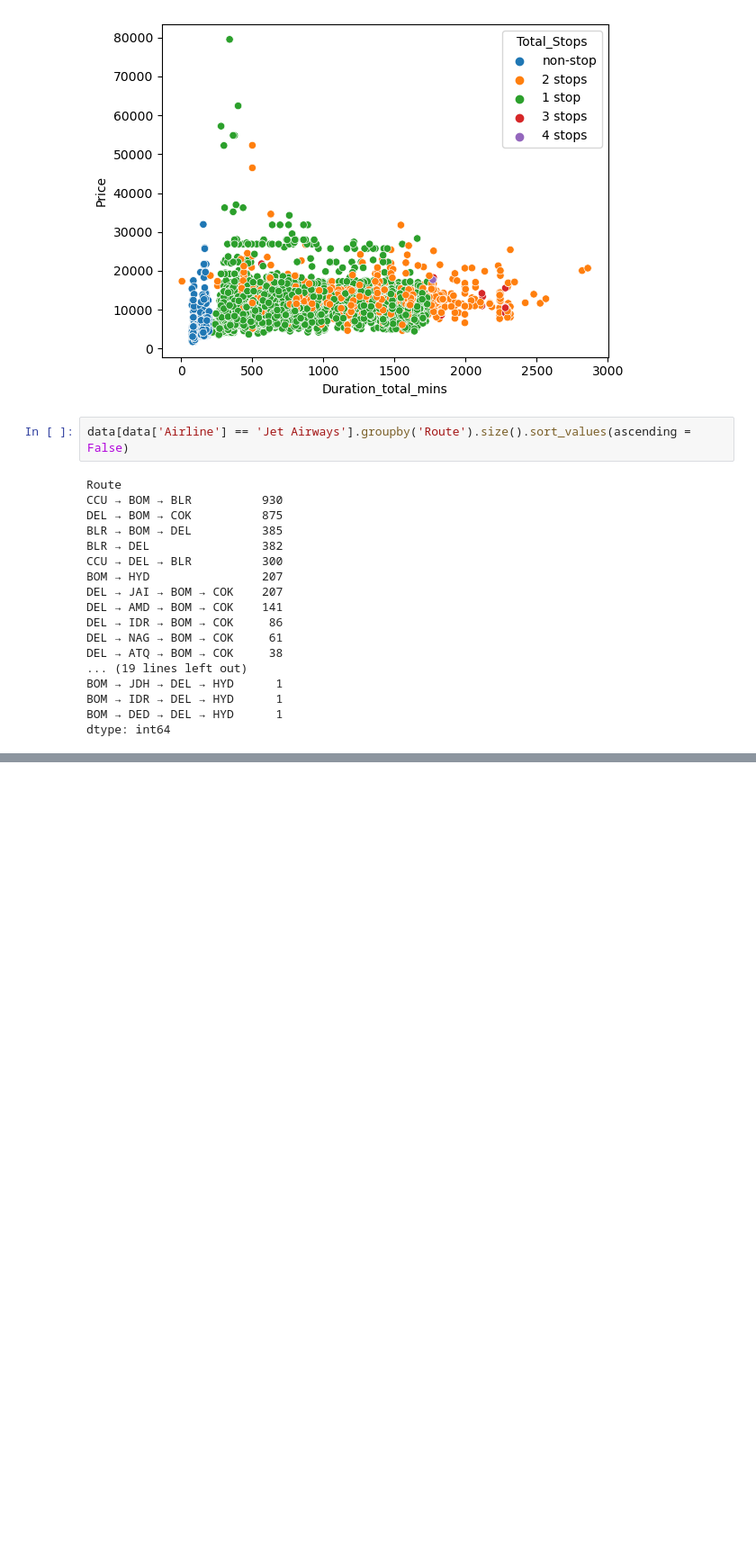
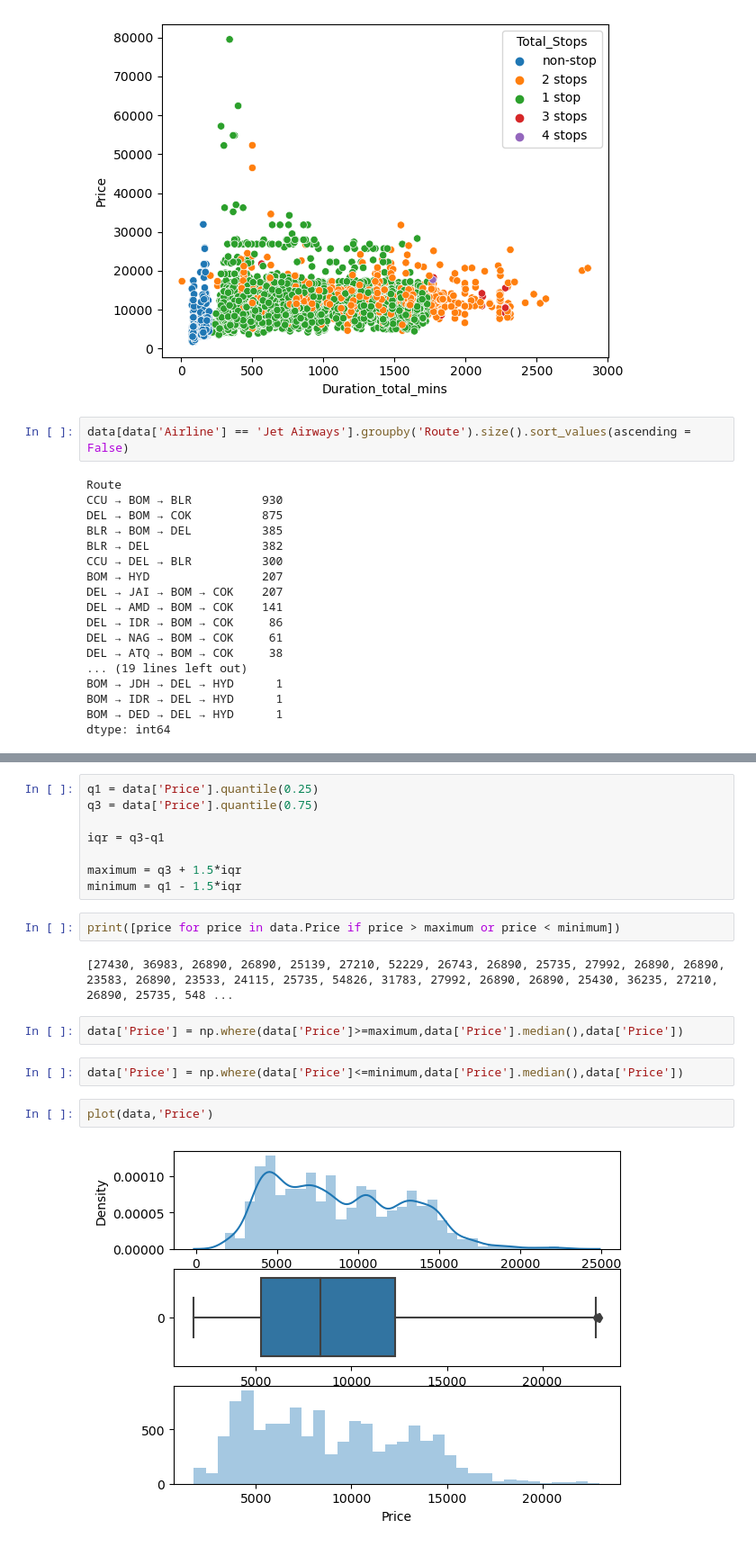
Before and after one commit to harshgadhiya8/Predict-Fare-of-Airline-tickets-using-Machine-Learning, a Jupyter notebook: Flight Fare Prediction.ipynb, the cells around one changed output, grey strips where cells are left out. Shown at 90% size. Drawn from its saved outputs; the diff is of its cells as text; blank space fills up the shorter version.

```diff
--- a/Flight Fare Prediction.ipynb
+++ b/Flight Fare Prediction.ipynb
@@ -310,0 +498,20 @@ dtype: int64
+# %%
+q1 = data['Price'].quantile(0.25)
+q3 = data['Price'].quantile(0.75)
+
+iqr = q3-q1
+
+maximum = q3 + 1.5*iqr
+minimum = q1 - 1.5*iqr
+# %%
+print([price for price in data.Price if price > maximum or price < minimum])
+# %% [output]
+[27430, 36983, 26890, 26890, 25139, 27210, 52229, 26743, 26890, 25735, 27992, 26890, 26890, 23583, 26890, 23533, 24115, 25735, 54826, 31783, 27992, 26890, 26890, 25430, 36235, 27210, 26890, 25735, 548 ...
+# %%
+data['Price'] = np.where(data['Price']>=maximum,data['Price'].median(),data['Price'])
+# %%
+data['Price'] = np.where(data['Price']<=minimum,data['Price'].median(),data['Price'])
+# %%
+plot(data,'Price')
+# %% [output]
+[figure, added]
```
Also changed, not shown: parts of 70 cells of this notebook.
